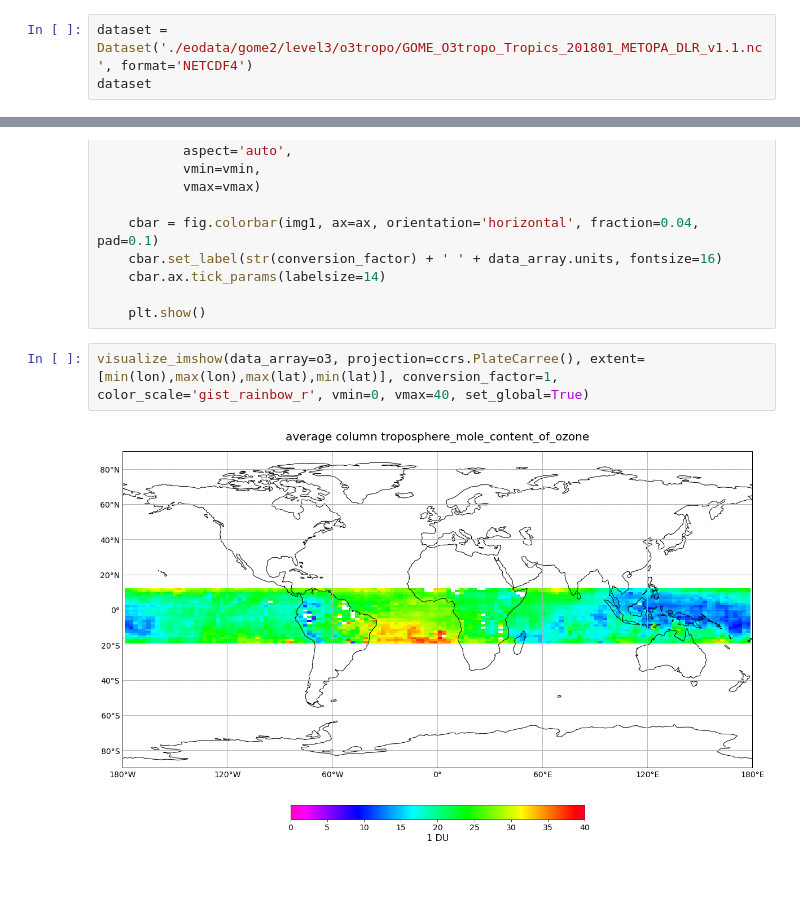
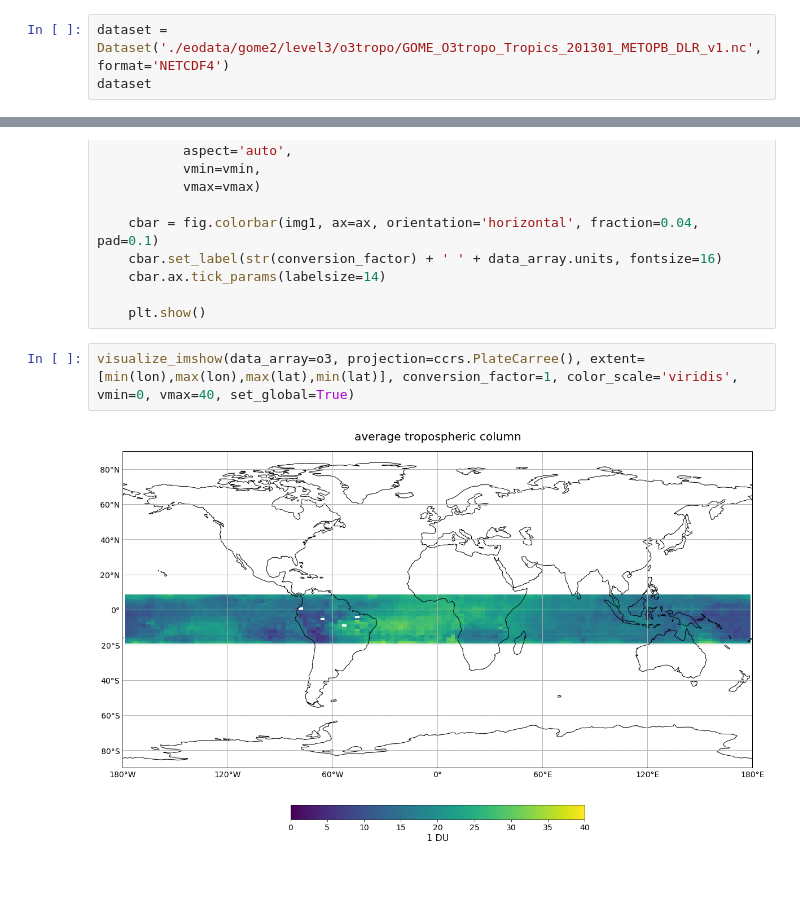
Before and after one commit to federicofierli1/LTPy_Notebooks_satellite_copernicus, a Jupyter notebook: 22_ltpy_v01_AC_SAF_L3_data_products.ipynb, the cells around one changed output, grey strips where cells are left out. Drawn from its saved outputs; the diff is of its cells as text.

```diff
--- a/22_ltpy_v01_AC_SAF_L3_data_products.ipynb
+++ b/22_ltpy_v01_AC_SAF_L3_data_products.ipynb
@@ -48,7 +47,7 @@ from cartopy.mpl.gridliner import LONGITUDE_FORMATTER, LATITUDE_FORMATTER
 # %% [markdown]
 A NetCDF file can simply be loaded with the `Dataset` constructor of the NetCDF4 library.
 # %%
-dataset = Dataset('./eodata/gome2/level3/o3tropo/GOME_O3tropo_Tropics_201801_METOPA_DLR_v1.1.nc', format='NETCDF4')
+dataset = Dataset('./eodata/gome2/level3/o3tropo/GOME_O3tropo_Tropics_201301_METOPB_DLR_v1.nc', format='NETCDF4')
 dataset
 # %% [output]
 <class 'netCDF4._netCDF4.Dataset'>
@@ -319,9 +320,9 @@ def visualize_imshow(data_array, projection, extent, conversion_factor, color_sc
 
     plt.show()
 # %%
-visualize_imshow(data_array=o3, projection=ccrs.PlateCarree(), extent=[min(lon),max(lon),max(lat),min(lat)], conversion_factor=1, color_scale='gist_rainbow_r', vmin=0, vmax=40, set_global=True)
+visualize_imshow(data_array=o3, projection=ccrs.PlateCarree(), extent=[min(lon),max(lon),max(lat),min(lat)], conversion_factor=1, color_scale='viridis', vmin=0, vmax=40, set_global=True)
 # %% [output]
-[figure, old version]
+[figure, new version]
 # %% [markdown]
 <br>
 # %% [markdown]
```
Also changed, not shown: parts of 10 cells of this notebook, 14 other files.
